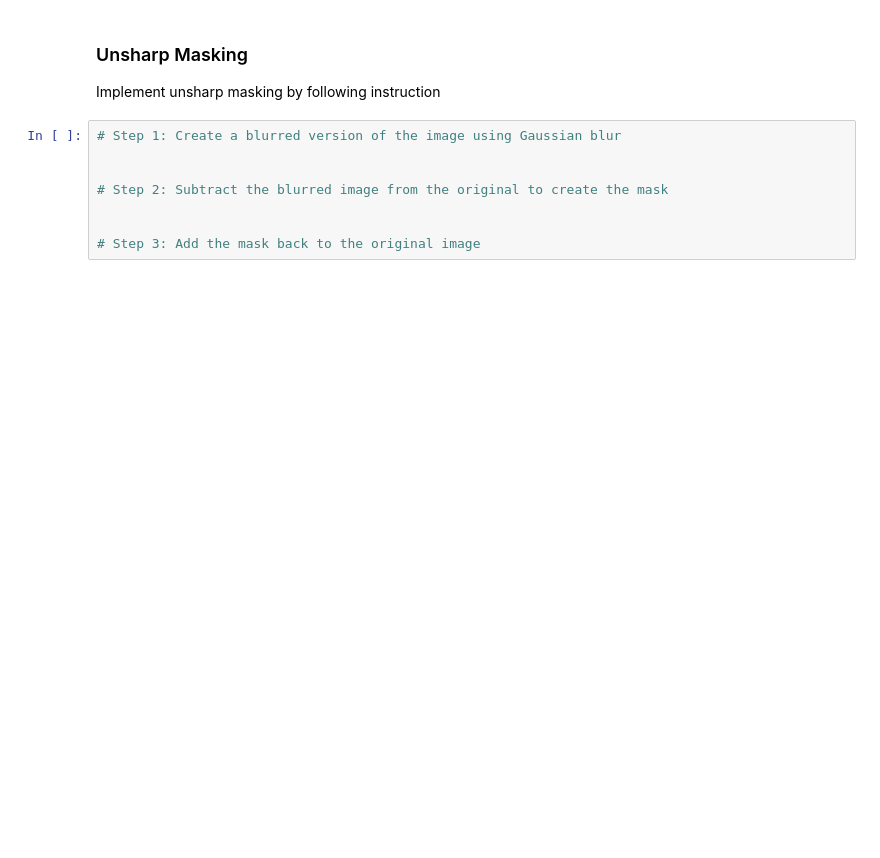
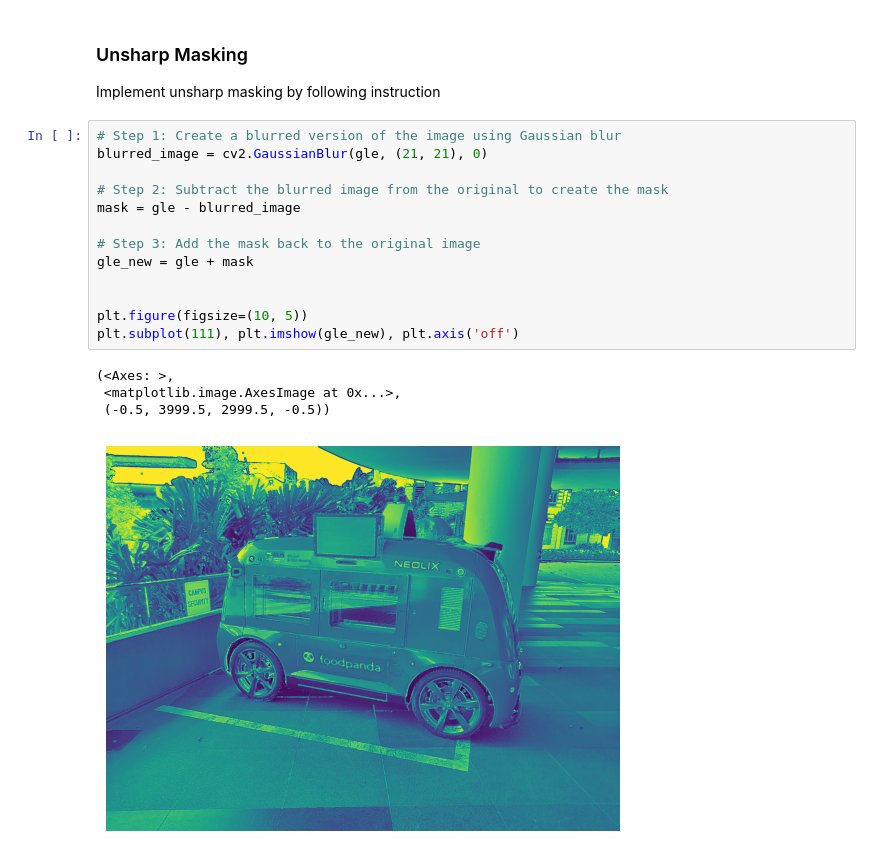
Before and after one commit to TZL0/cs4243_lab, a Jupyter notebook: notebook/lab2.ipynb, the cells around one changed output. Saved outputs shown, nothing was run; the diff lists cells and outputs as text; blank space fills up the shorter version.

```diff
--- a/notebook/lab2.ipynb
+++ b/notebook/lab2.ipynb
@@ -114,9 +152,19 @@ plt.subplot(111), plt.imshow(output), plt.axis('off')
 Implement unsharp masking by following instruction
 # %%
 # Step 1: Create a blurred version of the image using Gaussian blur
+blurred_image = cv2.GaussianBlur(gle, (21, 21), 0)
+
+# Step 2: Subtract the blurred image from the original to create the mask
+mask = gle - blurred_image
+
+# Step 3: Add the mask back to the original image
+gle_new = gle + mask
 
 
-# Step 2: Subtract the blurred image from the original to create the mask
-
-
-# Step 3: Add the mask back to the original image
+plt.figure(figsize=(10, 5))
+plt.subplot(111), plt.imshow(gle_new), plt.axis('off')
+# %% [output]
+(<Axes: >,
+ <matplotlib.image.AxesImage at 0x...>,
+ (-0.5, 3999.5, 2999.5, -0.5))
+[figure, added]
```
Also changed, not shown: parts of 11 cells of this notebook, 1 other file.
